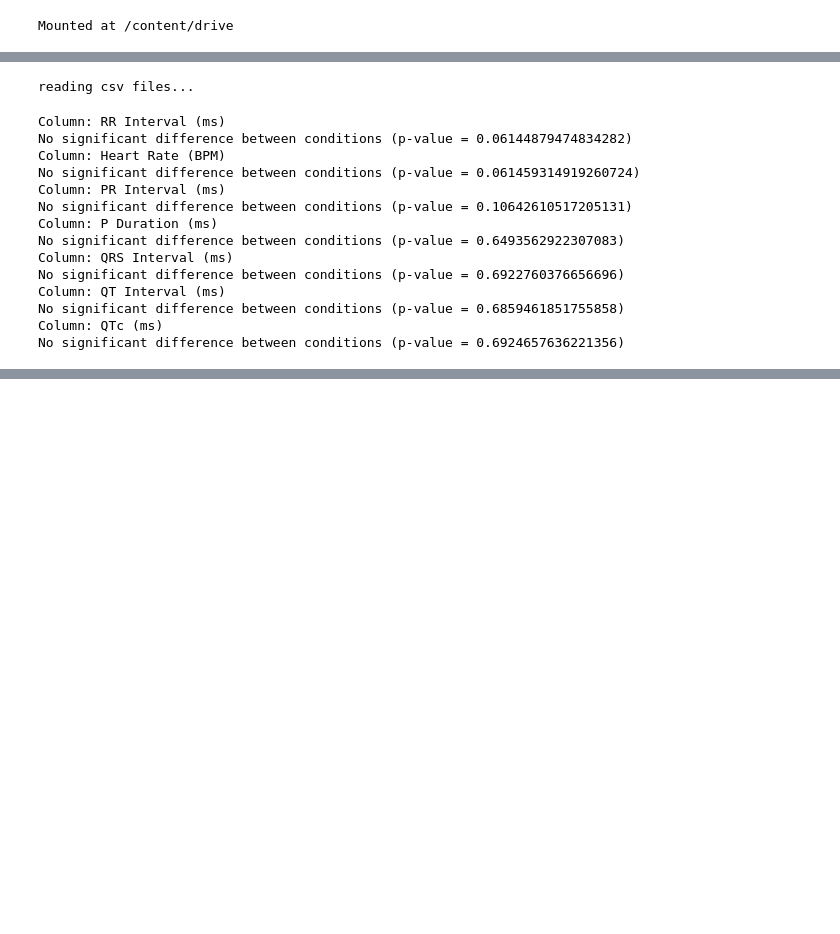
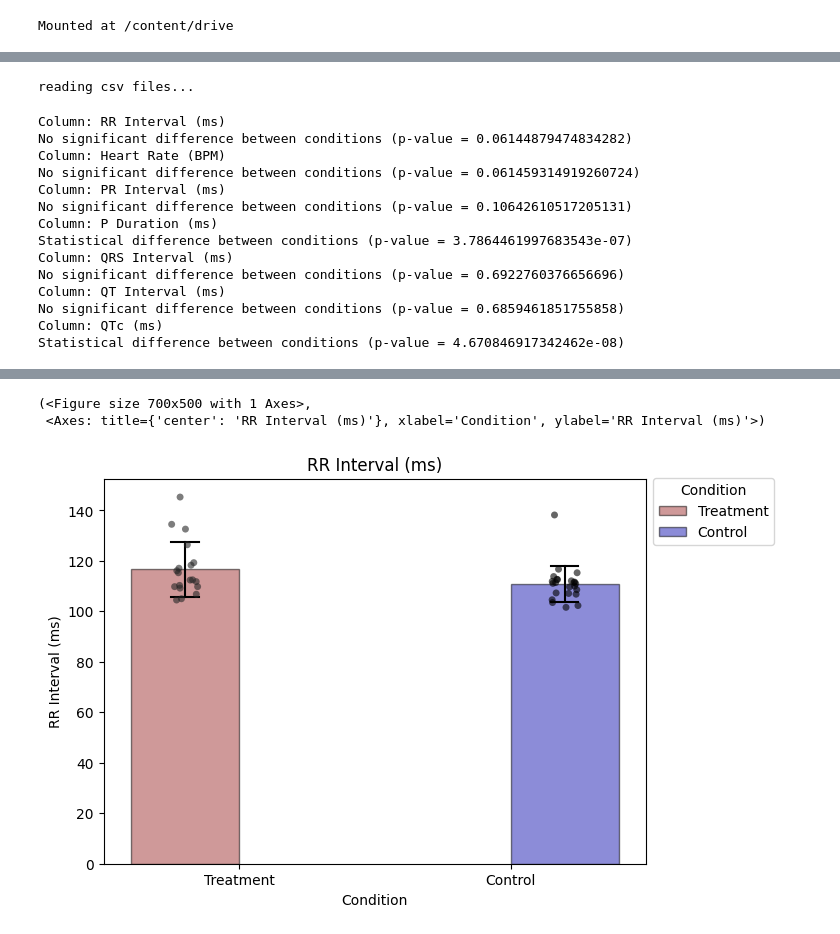
Before and after one commit to AkiraNom/Automated_analysis, a Jupyter notebook: Analysis_automation.ipynb, the cells around one changed output, grey strips where cells are left out. Saved outputs shown, nothing was run; the diff lists cells and outputs as text; code cells hidden in the pictures; blank space fills up the shorter version.

Commit message:
modify the bar plots overlaying individual points

```diff
--- a/Analysis_automation.ipynb
+++ b/Analysis_automation.ipynb
@@ -67,6 +73,17 @@ def read_csv_files(file_paths):
         print (f'Encording type error for id {myid}')
 
     return pd.concat(dfs, axis=0, ignore_index=True)
+
+# convert obj to datetime
+def convert_datetime(data):
+  """
+  The timedate column contains the recording date and time.
+  This function extracts dates and converts them to DateTime in pandas
+  """
+  dates = pd.to_datetime(data.TimeDate.apply(lambda x : x.split(' ')[0]), format='%m/%d/%Y')
+  data.TimeDate = dates.dt.strftime('%Y/%m/%d')
+
+  return data
 
 # Read meta data
 def read_meta_file(folder_path):
@@ -125,7 +142,6 @@ def create_barplots(data, group_column, target_column):
   ax = sns.barplot(
       x=group_column,
       y=target_column,
-      hue=group_column,
       data=df,
       errorbar="sd",
       palette=palette,
@@ -136,21 +152,22 @@ def create_barplots(data, group_column, target_column):
       alpha=0.5
   )
 
-  sns.stripplot(
+  sns.swarmplot(
       x=group_column,
       y=target_column,
-      hue=group_column,
       data=df,
       palette='dark:black',
-      dodge=True, alpha=0.6, ax=ax
-  )
+      ax=ax
+      )
 
   # remove extra legend handles
   handles, labels = ax.get_legend_handles_labels()
-  ax.legend(handles[2:], labels[2:], title='Condition', bbox_to_anchor=(1, 1.02), loc='upper left')
   ax.set_title(f'{target_column}')
 
-  return fig, ax
+  # save the plot
+  # plt.savefig(f"bar_plot_{target_column}.png", dpi=300, bbox_inches='tight', pad_inches=0)
+
+
 
 
 # if __name__ == "__main__":
@@ -183,6 +205,8 @@ file_paths = get_file_paths(folder_path)
 
 # Read CSV files and create a DataFrame
 df = read_csv_files(file_paths)
+
+df = convert_datetime(df)
 
 meta = read_meta_file(folder_path)
 df = meta.merge(df, how='left')
@@ -208,7 +232,7 @@ for column, p_value in p_values.items():
 
 # Create plots
 target_column = 'RR Interval (ms)'
-create_barplots(data, x_column=group_column, y_column=target_column)
+create_barplots(df, group_column=group_column, target_column=target_column)
 # %% [output]
 reading csv files...
 Column: RR Interval (ms)
@@ -218,10 +242,10 @@ No significant difference between conditions (p-value = 0.061459314919260724)
 Column: PR Interval (ms)
 No significant difference between conditions (p-value = 0.10642610517205131)
 Column: P Duration (ms)
-No significant difference between conditions (p-value = 0.6493562922307083)
+Statistical difference between conditions (p-value = 3.7864461997683543e-07)
 Column: QRS Interval (ms)
 No significant difference between conditions (p-value = 0.6922760376656696)
 Column: QT Interval (ms)
 No significant difference between conditions (p-value = 0.6859461851755858)
 Column: QTc (ms)
-No significant difference between conditions (p-value = 0.6924657636221356)
+Statistical difference between conditions (p-value = 4.670846917342462e-08)
@@ -228,0 +252,3 @@ No significant difference between conditions (p-value = 0.6924657636221356)
+(<Figure size 700x500 with 1 Axes>,
+ <Axes: title={'center': 'RR Interval (ms)'}, xlabel='Condition', ylabel='RR Interval (ms)'>)
+[figure, added]
```
Also changed, not shown: parts of 5 cells of this notebook.
